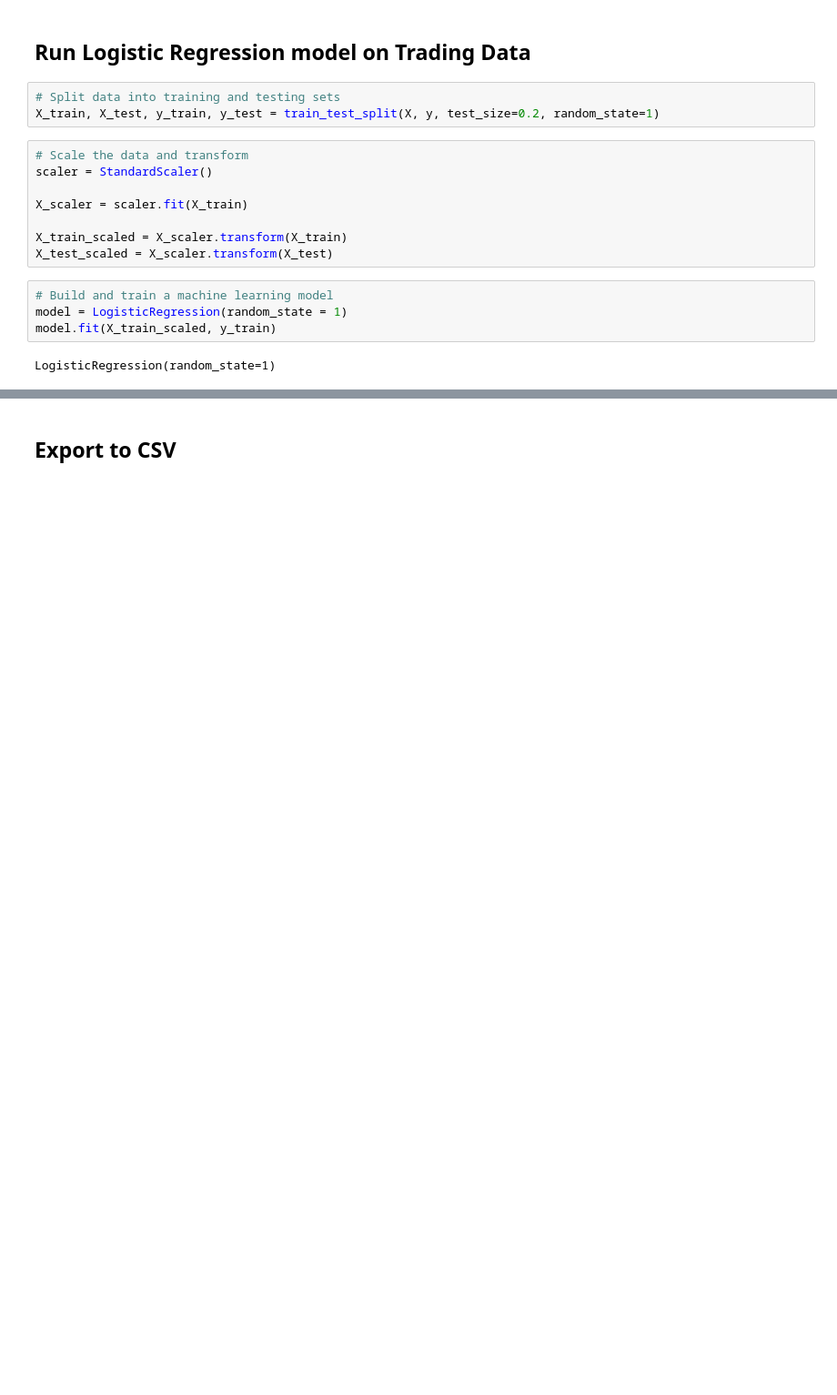
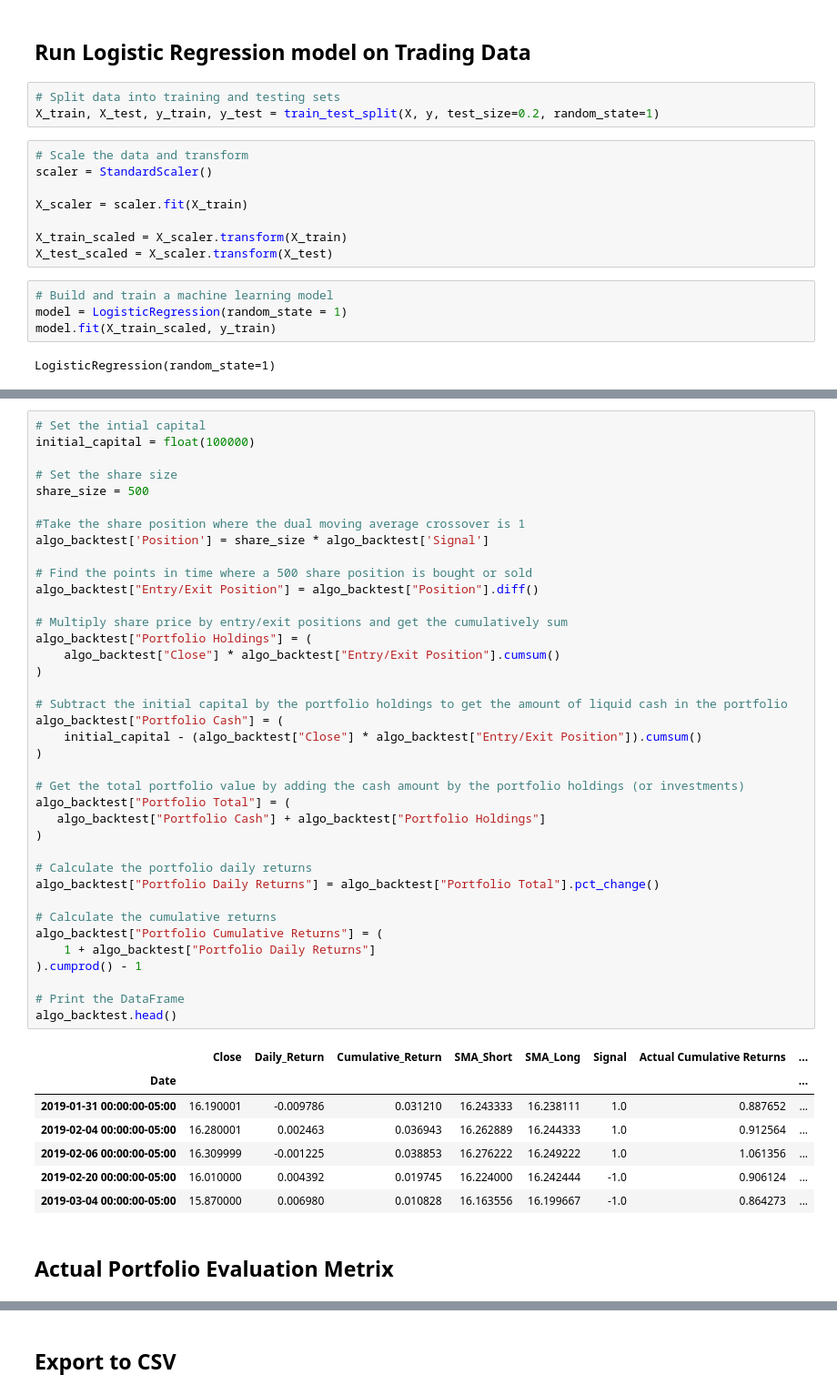
Before and after one commit to amirctech/Financial-Analysis-of-Real-Estate-Stocks, a Jupyter notebook: Farmland Portfolio.ipynb, the cells around one changed output, grey strips where cells are left out. Shown at 91% size. Drawn from its saved outputs; the diff is of its cells as text; blank space fills up the shorter version.

```diff
--- a/Farmland Portfolio.ipynb
+++ b/Farmland Portfolio.ipynb
@@ -270,0 +339,48 @@ weighted avg       0.99      0.99      0.99       232
+# %%
+# Set the intial capital
+initial_capital = float(100000)
+
+# Set the share size
+share_size = 500
+
+#Take the share position where the dual moving average crossover is 1
+algo_backtest['Position'] = share_size * algo_backtest['Signal']
+
+# Find the points in time where a 500 share position is bought or sold
+algo_backtest["Entry/Exit Position"] = algo_backtest["Position"].diff()
+
+# Multiply share price by entry/exit positions and get the cumulatively sum
+algo_backtest["Portfolio Holdings"] = (
+    algo_backtest["Close"] * algo_backtest["Entry/Exit Position"].cumsum()
+)
+
+# Subtract the initial capital by the portfolio holdings to get the amount of liquid cash in the portfolio
+algo_backtest["Portfolio Cash"] = (
+    initial_capital - (algo_backtest["Close"] * algo_backtest["Entry/Exit Position"]).cumsum()
+)
+
+# Get the total portfolio value by adding the cash amount by the portfolio holdings (or investments)
+algo_backtest["Portfolio Total"] = (
+   algo_backtest["Portfolio Cash"] + algo_backtest["Portfolio Holdings"]
+)
+
+# Calculate the portfolio daily returns
+algo_backtest["Portfolio Daily Returns"] = algo_backtest["Portfolio Total"].pct_change()
+
+# Calculate the cumulative returns
+algo_backtest["Portfolio Cumulative Returns"] = (
+    1 + algo_backtest["Portfolio Daily Returns"]
+).cumprod() - 1
+
+# Print the DataFrame
+algo_backtest.head()
+# %% [output]
+|  | Close | Daily_Return | Cumulative_Return | SMA_Short | SMA_Long | Signal | Actual Cumulative Returns | ... |
+| Date |  |  |  |  |  |  |  | ... |
+| 2019-01-31 00:00:00-05:00 | 16.190001 | -0.009786 | 0.031210 | 16.243333 | 16.238111 | 1.0 | 0.887652 | ... |
+| 2019-02-04 00:00:00-05:00 | 16.280001 | 0.002463 | 0.036943 | 16.262889 | 16.244333 | 1.0 | 0.912564 | ... |
+| 2019-02-06 00:00:00-05:00 | 16.309999 | -0.001225 | 0.038853 | 16.276222 | 16.249222 | 1.0 | 1.061356 | ... |
+| 2019-02-20 00:00:00-05:00 | 16.010000 | 0.004392 | 0.019745 | 16.224000 | 16.242444 | -1.0 | 0.906124 | ... |
+| 2019-03-04 00:00:00-05:00 | 15.870000 | 0.006980 | 0.010828 | 16.163556 | 16.199667 | -1.0 | 0.864273 | ... |
+# %% [markdown]
+## Actual Portfolio Evaluation Metrix
```
Also changed, not shown: parts of 20 cells of this notebook, 3 other files.
